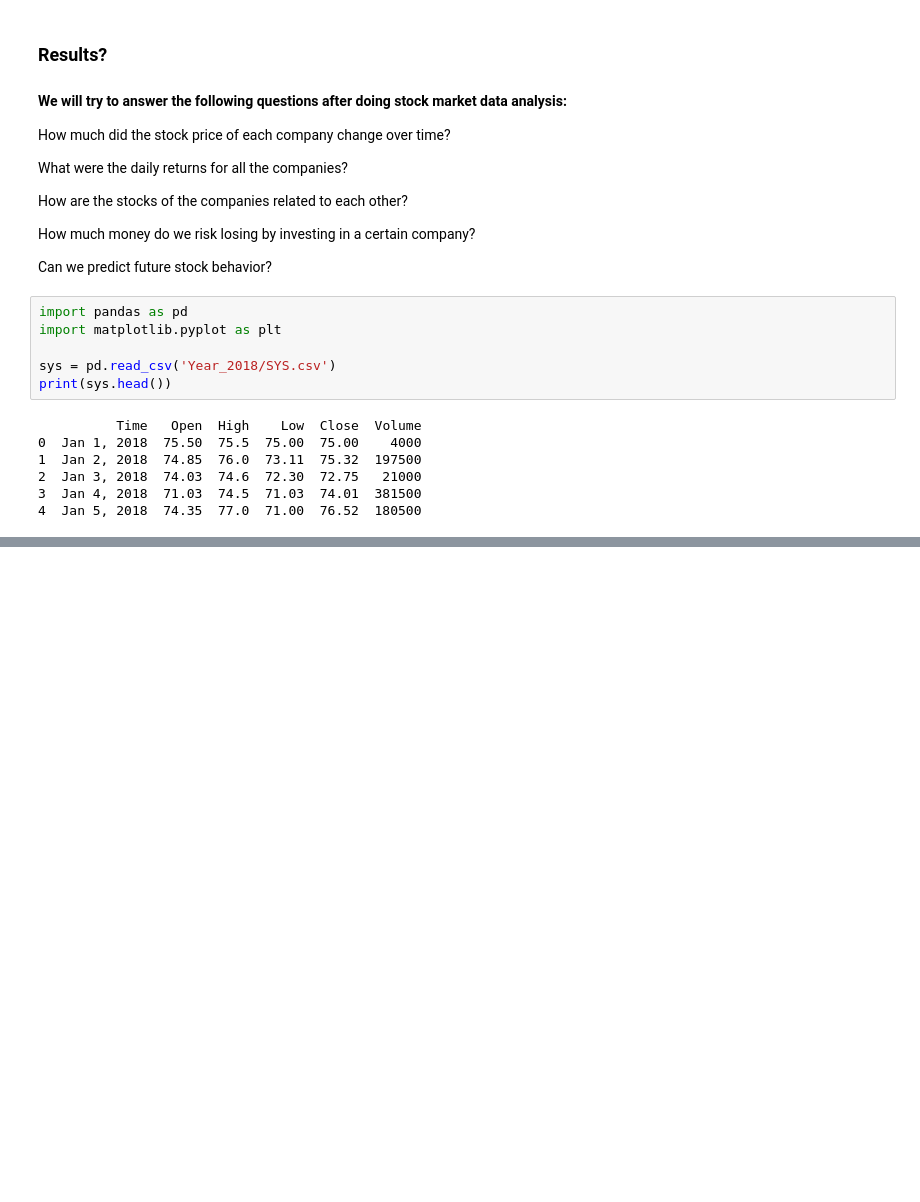
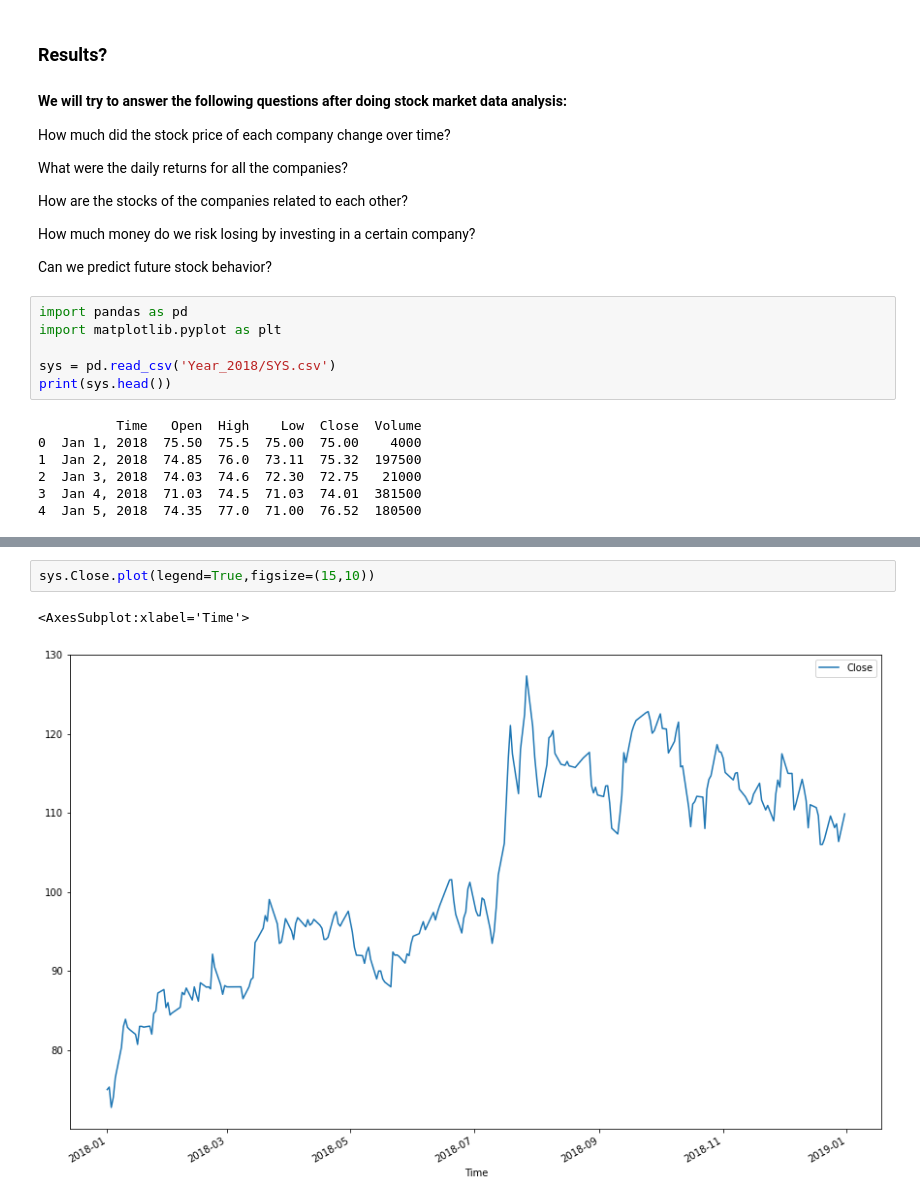
Before and after one commit to simiel/Predictive-Analysis-with-Python, a Jupyter notebook: Project1.ipynb, the cells around one changed output, grey strips where cells are left out. Saved outputs shown, nothing was run; the diff lists cells and outputs as text; blank space fills up the shorter version.

Commit message:
Stock price of SYS over time

```diff
--- a/Project1.ipynb
+++ b/Project1.ipynb
@@ -28,0 +41,5 @@ print(sys.head())
+# %%
+sys.Close.plot(legend=True,figsize=(15,10))
+# %% [output]
+<AxesSubplot:xlabel='Time'>
+[figure, added]
```
Also changed, not shown: parts of 1 cell of this notebook.
